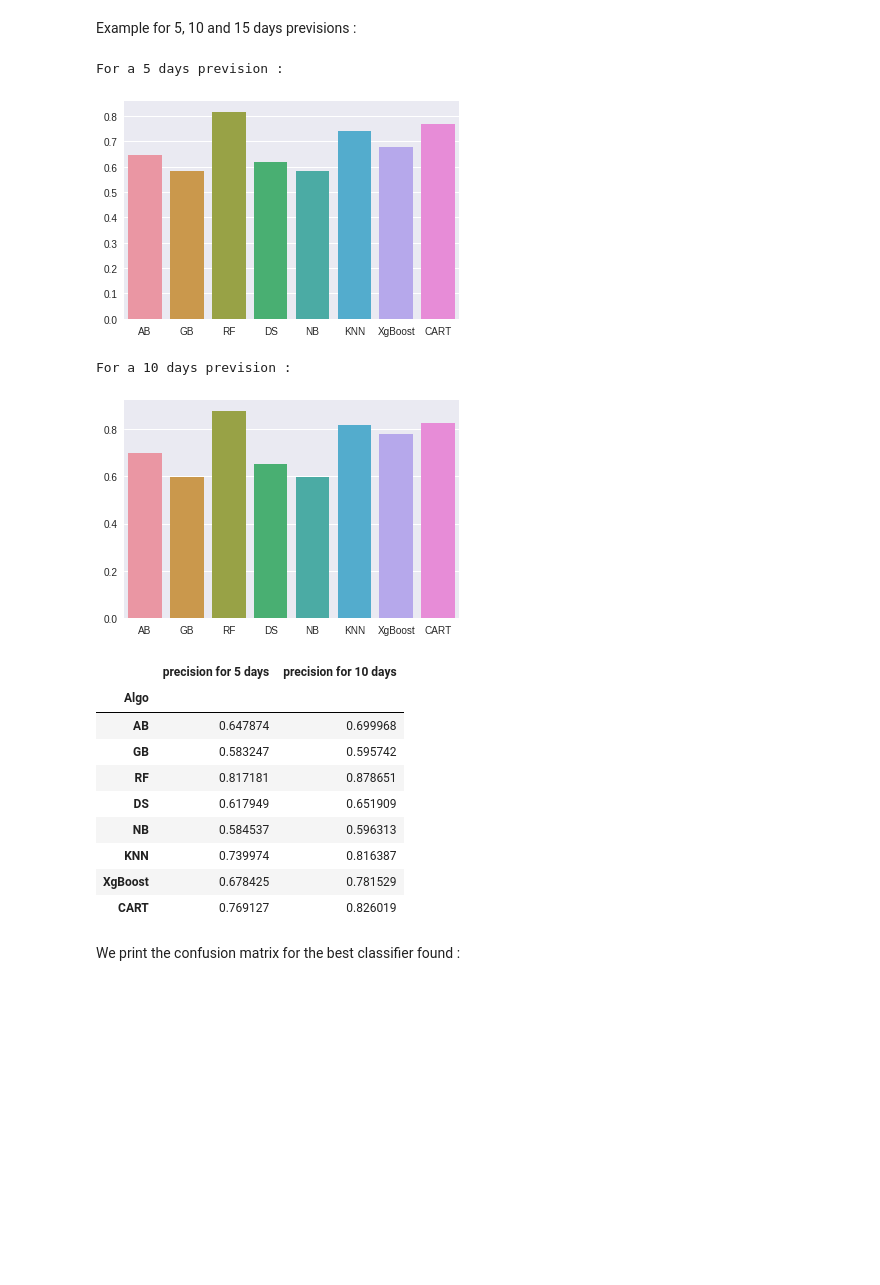
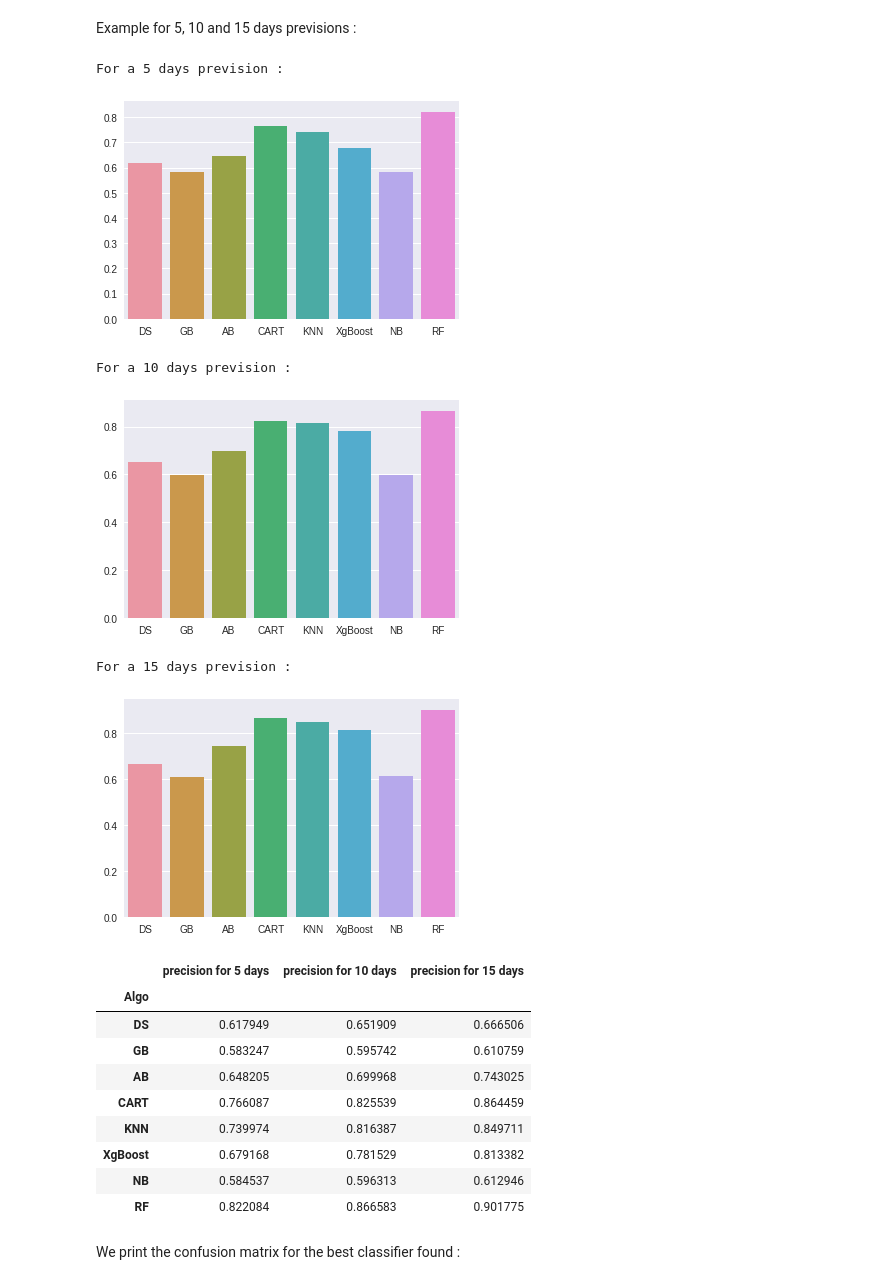
Before and after one commit to machineLearningCryptos/cryptoForecasting, a Jupyter notebook: crypto_forecasting.ipynb, the cells around one changed output. Cells and saved outputs as stored; diff of their text form; code cells hidden in the pictures; blank space fills up the shorter version.

```diff
--- a/crypto_forecasting.ipynb
+++ b/crypto_forecasting.ipynb
@@ -498,22 +523,24 @@ def run_class_rep_2(days) :
 # %% [markdown]
 Example for 5, 10 and 15 days previsions :
 # %%
-run_class_rep_2([5,10])
+run_class_rep_2([5,10,15])
 # %% [output]
 For a 5 days prevision :
-[figure, old version]
+[figure, new version]
 For a 10 days prevision :
-[figure, old version]
+[figure, new version]
+For a 15 days prevision :
+[figure, added]
-|  | precision for 5 days | precision for 10 days |
-| Algo |  |  |
-| AB | 0.647874 | 0.699968 |
-| GB | 0.583247 | 0.595742 |
-| RF | 0.817181 | 0.878651 |
-| DS | 0.617949 | 0.651909 |
-| NB | 0.584537 | 0.596313 |
-| KNN | 0.739974 | 0.816387 |
-| XgBoost | 0.678425 | 0.781529 |
-| CART | 0.769127 | 0.826019 |
+|  | precision for 5 days | precision for 10 days | precision for 15 days |
+| Algo |  |  |  |
+| DS | 0.617949 | 0.651909 | 0.666506 |
+| GB | 0.583247 | 0.595742 | 0.610759 |
+| AB | 0.648205 | 0.699968 | 0.743025 |
+| CART | 0.766087 | 0.825539 | 0.864459 |
+| KNN | 0.739974 | 0.816387 | 0.849711 |
+| XgBoost | 0.679168 | 0.781529 | 0.813382 |
+| NB | 0.584537 | 0.596313 | 0.612946 |
+| RF | 0.822084 | 0.866583 | 0.901775 |
 # %% [markdown]
 We print the confusion matrix for the best classifier found :
 # %%
```
Also changed, not shown: parts of 21 cells of this notebook.
